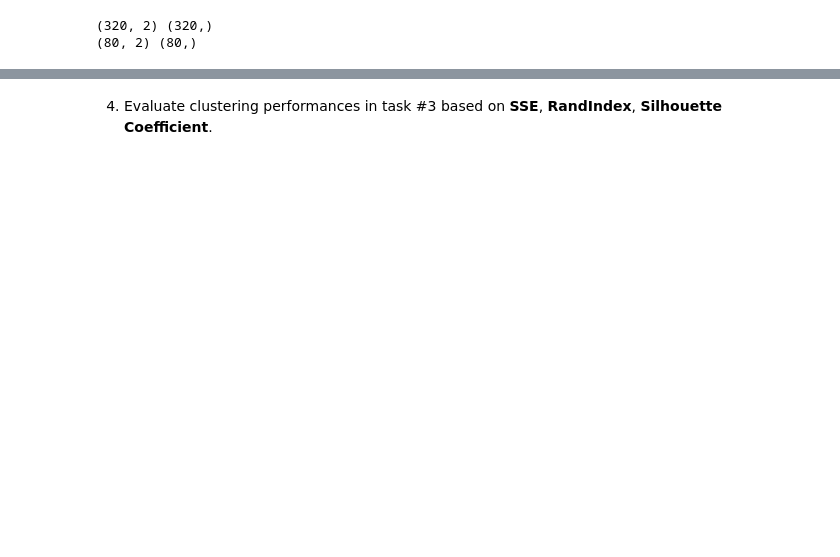
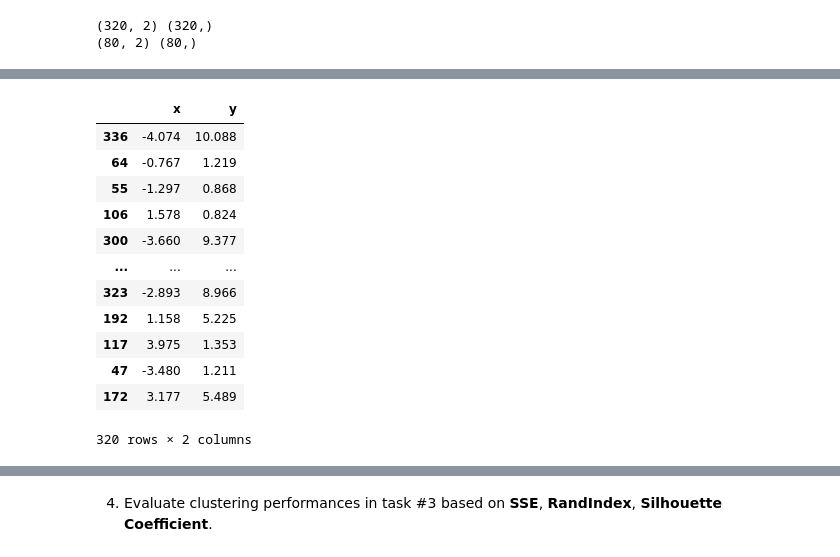
Before and after one commit to natalie2nguyen/MachineLearning, a Jupyter notebook: week10.ipynb, the cells around one changed output, grey strips where cells are left out. Saved outputs shown, nothing was run; the diff lists cells and outputs as text; code cells hidden in the pictures; blank space fills up the shorter version.

```diff
--- a/week10.ipynb
+++ b/week10.ipynb
@@ -51,3 +51,19 @@ print(X_test.shape, y_test.shape)
+# %%
+X_train
+# %% [output]
+|  | x | y |
+| 336 | -4.074 | 10.088 |
+| 64 | -0.767 | 1.219 |
+| 55 | -1.297 | 0.868 |
+| 106 | 1.578 | 0.824 |
+| 300 | -3.660 | 9.377 |
+| ... | ... | ... |
+| 323 | -2.893 | 8.966 |
+| 192 | 1.158 | 5.225 |
+| 117 | 3.975 | 1.353 |
+| 47 | -3.480 | 1.211 |
+| 172 | 3.177 | 5.489 |
+320 rows × 2 columns
 # %% [markdown]
 **3. Use the training set to find 3 clusters of the dataset. **PLEASE DO NOT USE scikit-learn** based clustering libraries. Write your own k-means method implementation.**
 - 1. Randomly select 3 centroids from the dataset
```
Also changed, not shown: parts of 8 cells of this notebook.
